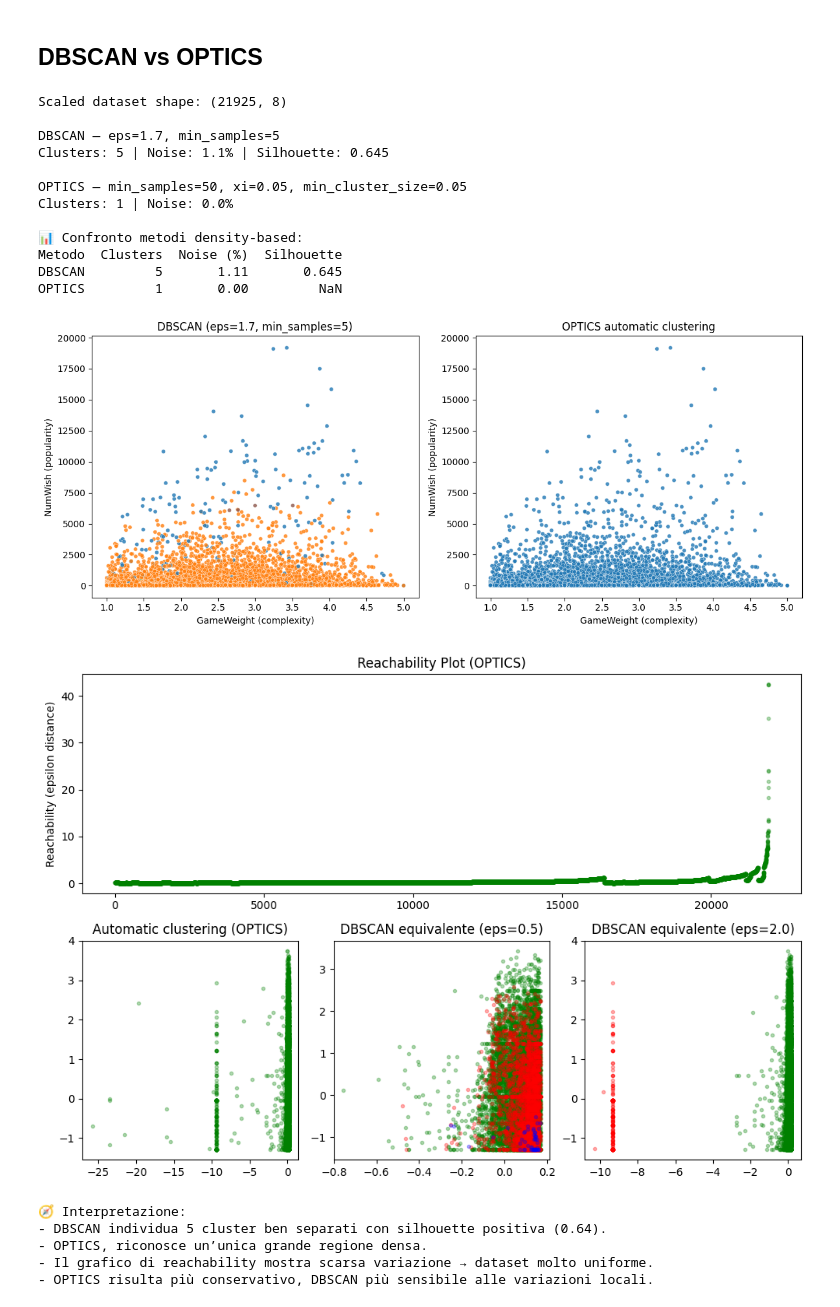
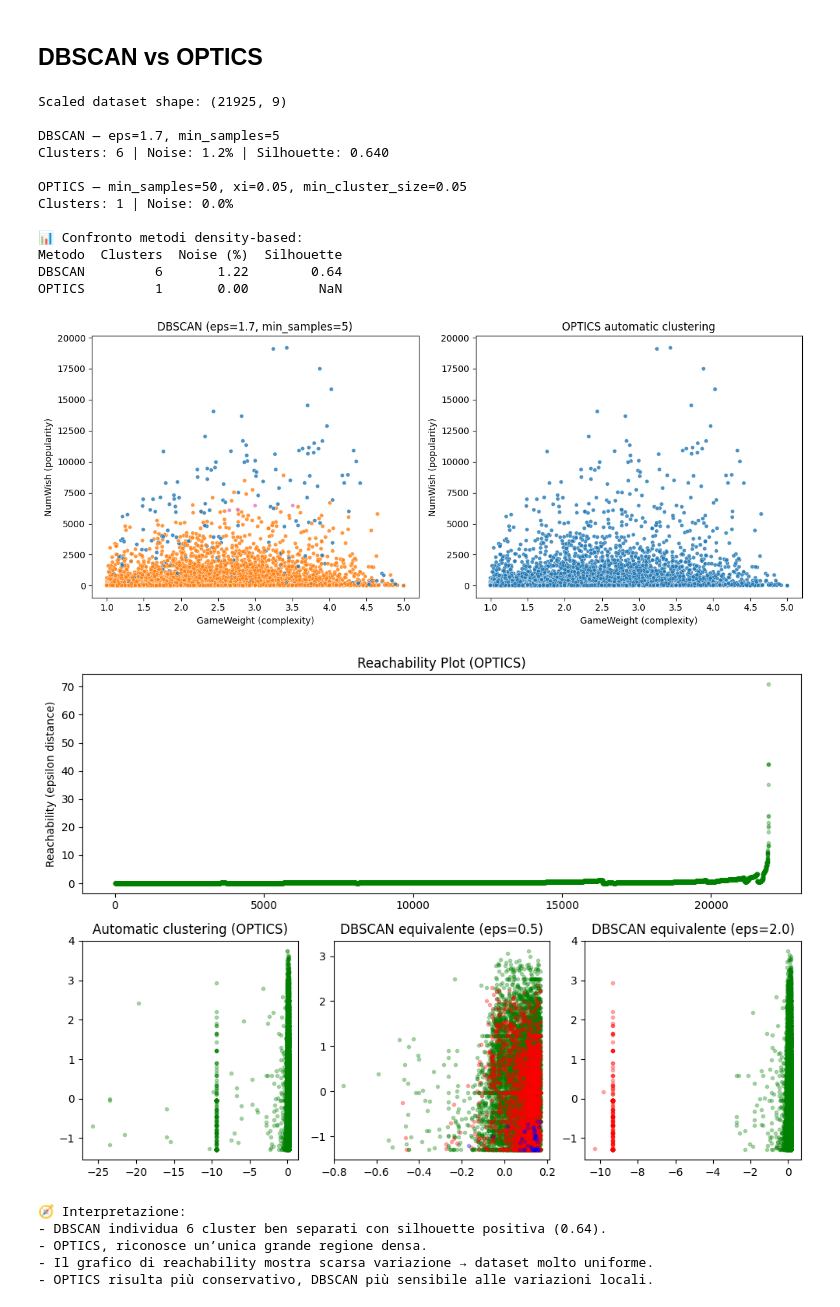
Before and after one commit to leopasq24/DataMining, a Jupyter notebook: dbscan_optics_clustering.ipynb, the cells around one changed output. Cells and saved outputs as stored; diff of their text form; code cells hidden in the pictures.

```diff
--- a/dbscan_optics_clustering.ipynb
+++ b/dbscan_optics_clustering.ipynb
@@ -241,8 +219,7 @@ df = pd.read_csv('./dataset/DM1_game_dataset_cleaned.csv', skipinitialspace=True
 # Feature engineering come in DBSCAN
 if {'MinPlayers','MaxPlayers'}.issubset(df.columns):
     df['AvgPlayers'] = (df['MinPlayers'] + df['MaxPlayers']) / 2
-if {'ComMinPlaytime','ComMaxPlaytime'}.issubset(df.columns):
-    df['AvgPlaytime'] = (df['ComMinPlaytime'] + df['ComMaxPlaytime']) / 2
+
 
 # Selezione colonne numeriche rilevanti (no ID, rank, testo, dummy)
 features = [
@@ -250,7 +227,7 @@ features = [
     'ComAgeRec', 'LanguageEase', 'NumWish',
     'NumUserRatings', 'NumComments',
     'NumExpansions', 'NumImplementations',
-    'AvgPlayers', 'AvgPlaytime'
+    'AvgPlayers', 'MfgPlaytime'
 ]
 features = [f for f in features if f in df.columns]
 df_num = df[features].dropna()
@@ -343,7 +322,6 @@ KeyboardInterrupt:
 # %%
 # ================================================================
 # DM1 — Confronto DBSCAN e OPTICS
-# Basato su: 07_dm1_density_based_2025_26.pdf
 # ================================================================
 import numpy as np
 import pandas as pd
@@ -363,15 +341,13 @@ df = pd.read_csv('./dataset/DM1_game_dataset_cleaned.csv', skipinitialspace=True
 # Feature engineering come da data understanding
 if {'MinPlayers','MaxPlayers'}.issubset(df.columns):
     df['AvgPlayers'] = (df['MinPlayers'] + df['MaxPlayers']) / 2
-if {'ComMinPlaytime','ComMaxPlaytime'}.issubset(df.columns):
-    df['AvgPlaytime'] = (df['ComMinPlaytime'] + df['ComMaxPlaytime']) / 2
 
 features = [
     'YearPublished', 'GameWeight', 'ComWeight',
     'ComAgeRec', 'LanguageEase', 'NumWish',
     'NumUserRatings', 'NumComments',
     'NumExpansions', 'NumImplementations',
-    'AvgPlayers', 'AvgPlaytime'
+    'AvgPlayers', 'MfgPlaytime'
 ]
 features = [f for f in features if f in df.columns]
 df_num = df[features].dropna()
@@ -491,41 +467,41 @@ ax3.set_title("DBSCAN equivalente (eps=0.5)")
 labels_eps_2 = cluster_optics_dbscan(
     reachability=optics.reachability_,
     core_distances=optics.core_distances_,
     ordering=optics.ordering_,
     eps=2.0
 )
 for klass, color in enumerate(colors):
     Xk = X[labels_eps_2 == klass]
     ax4.plot(Xk[:,0], Xk[:,1], color, alpha=0.3)
 ax4.set_title("DBSCAN equivalente (eps=2.0)")
 
 plt.tight_layout()
 plt.show()
 
 
 # Commento finale (per report)
 print("\n🧭 Interpretazione:")
-print("- DBSCAN individua 5 cluster ben separati con silhouette positiva (0.64).")
+print("- DBSCAN individua 6 cluster ben separati con silhouette positiva (0.64).")
 print("- OPTICS, riconosce un’unica grande regione densa.")
 print("- Il grafico di reachability mostra scarsa variazione → dataset molto uniforme.")
 print("- OPTICS risulta più conservativo, DBSCAN più sensibile alle variazioni locali.")
 # %% [output]
-Scaled dataset shape: (21925, 8)
+Scaled dataset shape: (21925, 9)
 
 DBSCAN — eps=1.7, min_samples=5
-Clusters: 5 | Noise: 1.1% | Silhouette: 0.645
+Clusters: 6 | Noise: 1.2% | Silhouette: 0.640
 
 OPTICS — min_samples=50, xi=0.05, min_cluster_size=0.05
 Clusters: 1 | Noise: 0.0%
 
 📊 Confronto metodi density-based:
 Metodo  Clusters  Noise (%)  Silhouette
-DBSCAN         5       1.11       0.645
+DBSCAN         6       1.22        0.64
 OPTICS         1       0.00         NaN
-[figure, old version]
+[figure, new version]
-[figure, old version]
+[figure, new version]
 🧭 Interpretazione:
-- DBSCAN individua 5 cluster ben separati con silhouette positiva (0.64).
+- DBSCAN individua 6 cluster ben separati con silhouette positiva (0.64).
 - OPTICS, riconosce un’unica grande regione densa.
 - Il grafico di reachability mostra scarsa variazione → dataset molto uniforme.
 - OPTICS risulta più conservativo, DBSCAN più sensibile alle variazioni locali.
```
Also changed, not shown: parts of 5 cells of this notebook.
